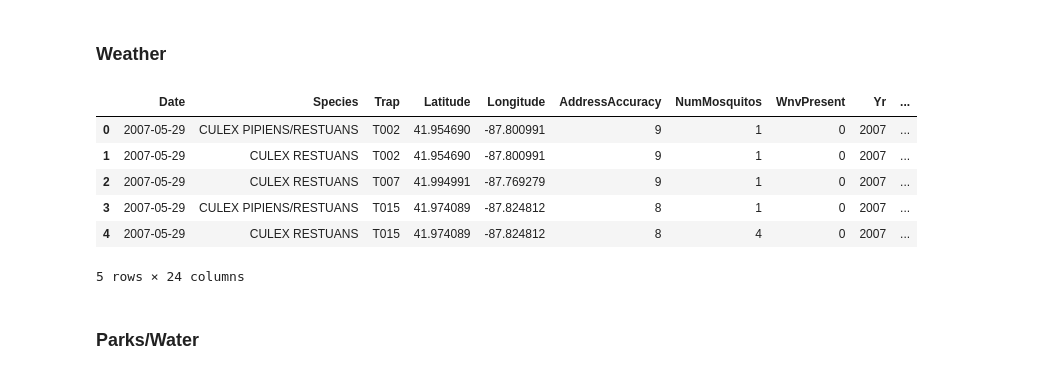
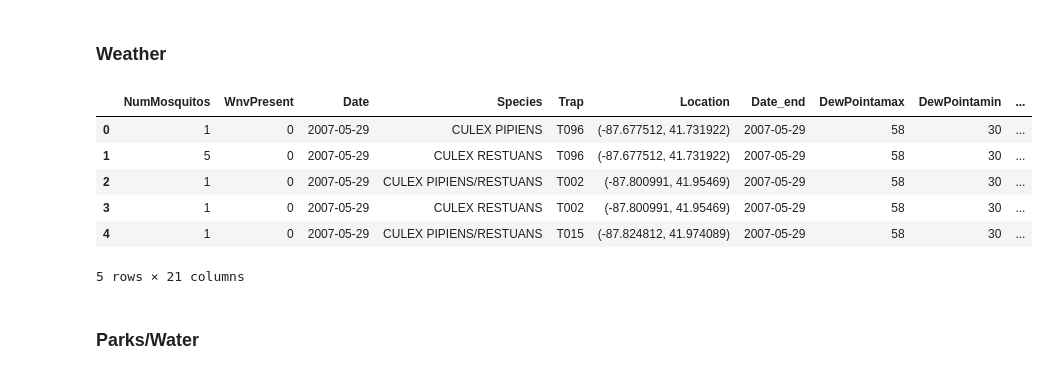
Before and after one commit to wipegup/WNVKaggle, a Jupyter notebook: Data Compiler.ipynb, the cells around one changed output. Drawn from its saved outputs; the diff is of its cells as text; code cells hidden in the pictures.

Commit message:
Add aggregation of mosquito/WNV data

```diff
--- a/Data Compiler.ipynb
+++ b/Data Compiler.ipynb
@@ -41,0 +42,2 @@ df.head(2)
+# %%
+agg = df.groupby(['Date','Species','Trap','Location'])['NumMosquitos', 'WnvPresent'].sum()
@@ -41,0 +54,9 @@ df.head(2)
+# %%
+agg['Date'] = agg.index.map(lambda x: x[0])
+agg['Species'] = agg.index.map(lambda x: x[1])
+agg['Trap'] = agg.index.map(lambda x: x[2])
+agg['Location'] = agg.index.map(lambda x:x[3])
+agg.index = range(0,len(agg))
+agg['WnvPresent'] = agg['WnvPresent'].map(lambda x:x>0)
+agg['WnvPresent'] = agg['WnvPresent'].astype(int)
+agg.head()
@@ -42,3 +70,5 @@ df.head(2)
+# %%
+df = agg
 # %% [markdown]
 ### Weather
 # %%
@@ -100,7 +130,7 @@ def aggWeatherForObs(data, weather):
 
         toRet = pd.Series()
 
-        toRet['Trap'] = trap_df.iloc[0,2]
+        toRet['Trap'] = trap_df.iloc[0,-2]
         toRet['Date_end'] = pd.to_datetime(end_date)
         #print(pd.to_datetime(end_date))
         for c in ['DewPoint', 'StnPressure', 'AvgSpeed']:
@@ -145,17 +175,17 @@ def aggWeatherForObs(data, weather):
 # %%
 weatherObs = aggWeatherForObs(df, weather_st1)
 df_w = df.merge( weatherObs, left_on=['Date', 'Trap'],
               right_on=['Date_end', 'Trap'],
               how='outer')
-df_weather.head()
+df_w.head()
 # %% [output]
-|  | Date | Species | Trap | Latitude | Longitude | AddressAccuracy | NumMosquitos | WnvPresent | Yr | ... |
-| 0 | 2007-05-29 | CULEX PIPIENS/RESTUANS | T002 | 41.954690 | -87.800991 | 9 | 1 | 0 | 2007 | ... |
-| 1 | 2007-05-29 | CULEX RESTUANS | T002 | 41.954690 | -87.800991 | 9 | 1 | 0 | 2007 | ... |
-| 2 | 2007-05-29 | CULEX RESTUANS | T007 | 41.994991 | -87.769279 | 9 | 1 | 0 | 2007 | ... |
-| 3 | 2007-05-29 | CULEX PIPIENS/RESTUANS | T015 | 41.974089 | -87.824812 | 8 | 1 | 0 | 2007 | ... |
-| 4 | 2007-05-29 | CULEX RESTUANS | T015 | 41.974089 | -87.824812 | 8 | 4 | 0 | 2007 | ... |
+|  | NumMosquitos | WnvPresent | Date | Species | Trap | Location | Date_end | DewPointamax | DewPointamin | ... |
+| 0 | 1 | 0 | 2007-05-29 | CULEX PIPIENS | T096 | (-87.677512, 41.731922) | 2007-05-29 | 58 | 30 | ... |
+| 1 | 5 | 0 | 2007-05-29 | CULEX RESTUANS | T096 | (-87.677512, 41.731922) | 2007-05-29 | 58 | 30 | ... |
+| 2 | 1 | 0 | 2007-05-29 | CULEX PIPIENS/RESTUANS | T002 | (-87.800991, 41.95469) | 2007-05-29 | 58 | 30 | ... |
+| 3 | 1 | 0 | 2007-05-29 | CULEX RESTUANS | T002 | (-87.800991, 41.95469) | 2007-05-29 | 58 | 30 | ... |
+| 4 | 1 | 0 | 2007-05-29 | CULEX PIPIENS/RESTUANS | T015 | (-87.824812, 41.974089) | 2007-05-29 | 58 | 30 | ... |
-5 rows × 24 columns
+5 rows × 21 columns
 # %% [markdown]
 ### Parks/Water
 # %%
```
Also changed, not shown: parts of 6 cells of this notebook, 3 other files.
